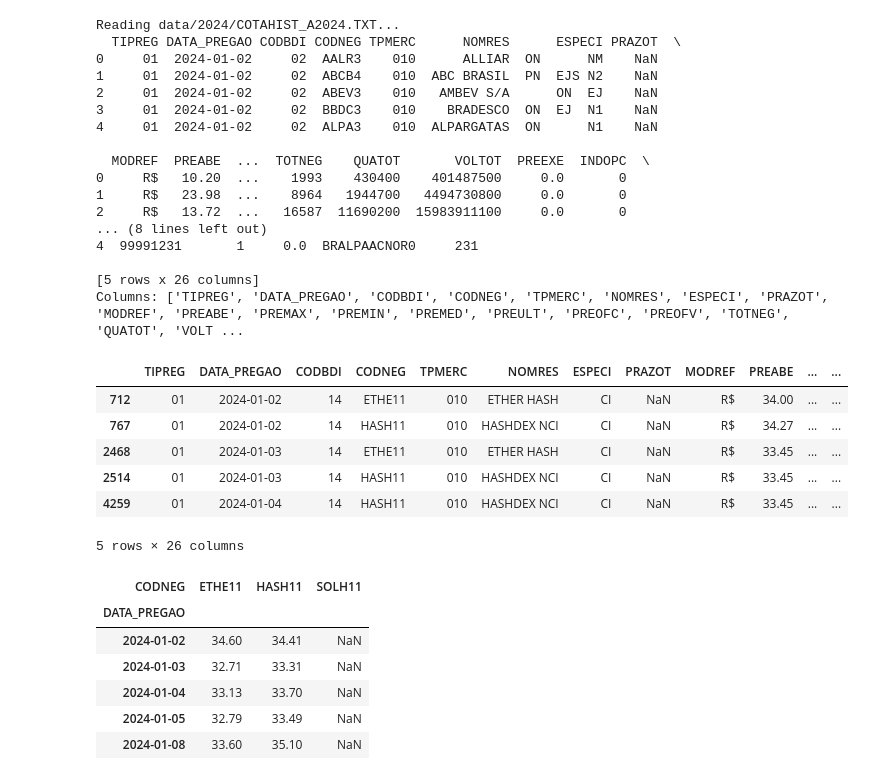
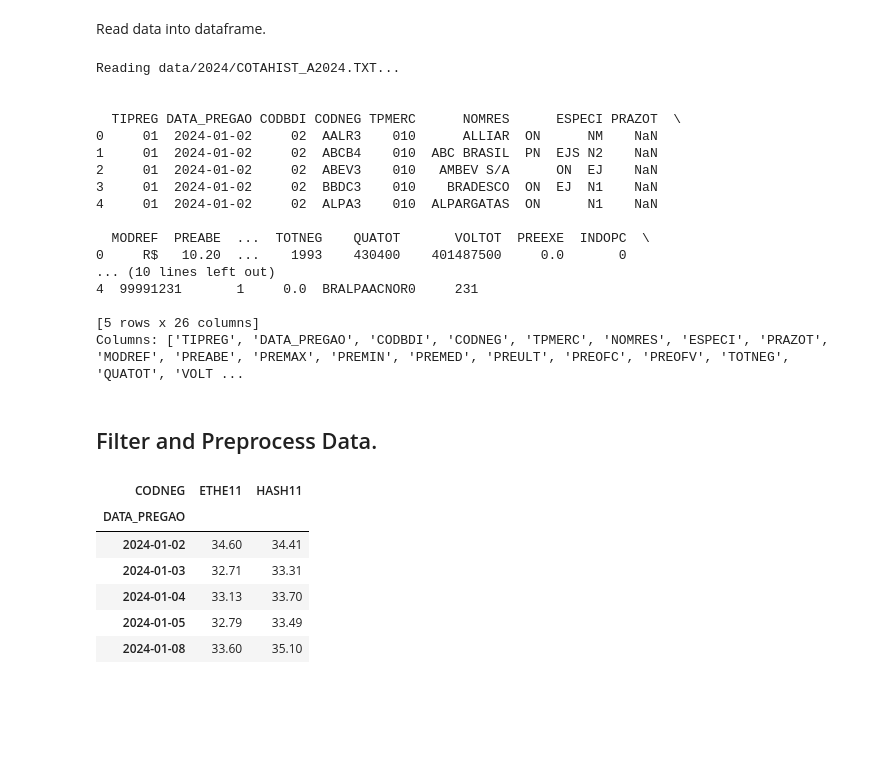
Before and after one commit to MarkDuek/hashdex-tech-challenge, a Jupyter notebook: asset_history_analysis.ipynb, the cells around one changed output. Cells and saved outputs as stored; diff of their text form; code cells hidden in the pictures; blank space fills up the shorter version.

```diff
--- a/asset_history_analysis.ipynb
+++ b/asset_history_analysis.ipynb
@@ -4,10 +13,9 @@ from prepare_data import download_and_unzip, read_data
 # %%
-years = [
-    2024,
-    # 2023,
-    # 2022,
-]
+years = [2024,
+         # 2023,
+         # 2022
+        ]
+
+assets_allocation = {'HASH11': 20000,
+                     # 'SOLH11': 30000,
+                     'ETHE11': 10000}
-# %%
-assets_allocation = {'HASH11': 20000,
-                     'SOLH11': 30000,
-                     'ETHE11': 10000}
@@ -102,8 +39,9 @@ memory usage: 482.6+ MB
+# %% [markdown]
+Read data into dataframe.
 # %%
-# Read the data into a Pandas DataFrame
 data = read_data(years, data_dir="data")
 
-# Check the result
+print("\n")
 if data is not None:
     print(data.head())
     print("Columns:", data.columns.tolist())
@@ -111,6 +49,8 @@ else:
     print("No data loaded.")
 # %% [output]
 Reading data/2024/COTAHIST_A2024.TXT...
+
+
   TIPREG DATA_PREGAO CODBDI CODNEG TPMERC      NOMRES      ESPECI PRAZOT  \
 0     01  2024-01-02     02  AALR3    010      ALLIAR  ON      NM    NaN
 1     01  2024-01-02     02  ABCB4    010  ABC BRASIL  PN  EJS N2    NaN
@@ -120,29 +60,32 @@ Reading data/2024/COTAHIST_A2024.TXT...
 
   MODREF  PREABE  ...  TOTNEG    QUATOT       VOLTOT  PREEXE  INDOPC  \
 0     R$   10.20  ...    1993    430400    401487500     0.0       0
-1     R$   23.98  ...    8964   1944700   4494730800     0.0       0
-2     R$   13.72  ...   16587  11690200  15983911100     0.0       0
-... (8 lines left out)
+... (10 lines left out)
 4  99991231       1     0.0  BRALPAACNOR0     231
 
 [5 rows x 26 columns]
 Columns: ['TIPREG', 'DATA_PREGAO', 'CODBDI', 'CODNEG', 'TPMERC', 'NOMRES', 'ESPECI', 'PRAZOT', 'MODREF', 'PREABE', 'PREMAX', 'PREMIN', 'PREMED', 'PREULT', 'PREOFC', 'PREOFV', 'TOTNEG', 'QUATOT', 'VOLT ...
+# %% [markdown]
+## Filter and Preprocess Data.
 # %%
-def get_asset_history(df, assets_allocation):
-
+def get_filtered_history(df, assets_allocation):
     # Filter the dataframe using the keys of assets_allocation
     filtered_df = df[df['CODNEG'].isin(assets_allocation.keys())].copy()
 
+    pivot_df = filtered_df.pivot(index='DATA_PREGAO', columns='CODNEG', values='PREULT')
+    pivot_df.sort_index(inplace=True)
+    pivot_df = pivot_df.reindex(sorted(pivot_df.columns), axis=1)
 
-    return filtered_df
+    return pivot_df
 # %%
-df = get_asset_history(data, assets_allocation)
+df = get_filtered_history(data, assets_allocation)
+
 df.head()
 # %% [output]
-|  | TIPREG | DATA_PREGAO | CODBDI | CODNEG | TPMERC | NOMRES | ESPECI | PRAZOT | MODREF | PREABE | ... | ... |
-| 712 | 01 | 2024-01-02 | 14 | ETHE11 | 010 | ETHER HASH | CI | NaN | R$ | 34.00 | ... | ... |
-| 767 | 01 | 2024-01-02 | 14 | HASH11 | 010 | HASHDEX NCI | CI | NaN | R$ | 34.27 | ... | ... |
-| 2468 | 01 | 2024-01-03 | 14 | ETHE11 | 010 | ETHER HASH | CI | NaN | R$ | 33.45 | ... | ... |
-| 2514 | 01 | 2024-01-03 | 14 | HASH11 | 010 | HASHDEX NCI | CI | NaN | R$ | 33.45 | ... | ... |
-| 4259 | 01 | 2024-01-04 | 14 | HASH11 | 010 | HASHDEX NCI | CI | NaN | R$ | 33.45 | ... | ... |
+| CODNEG | ETHE11 | HASH11 |
+| DATA_PREGAO |  |  |
+| 2024-01-02 | 34.60 | 34.41 |
+| 2024-01-03 | 32.71 | 33.31 |
+| 2024-01-04 | 33.13 | 33.70 |
+| 2024-01-05 | 32.79 | 33.49 |
+| 2024-01-08 | 33.60 | 35.10 |
-5 rows × 26 columns
@@ -159,14 +92,3 @@ def pivot_preult_by_asset(df):
-# %%
-df = pivot_preult_by_asset(df)
-df.head()
-# %% [output]
-| CODNEG | ETHE11 | HASH11 | SOLH11 |
-| DATA_PREGAO |  |  |  |
-| 2024-01-02 | 34.60 | 34.41 | NaN |
-| 2024-01-03 | 32.71 | 33.31 | NaN |
-| 2024-01-04 | 33.13 | 33.70 | NaN |
-| 2024-01-05 | 32.79 | 33.49 | NaN |
-| 2024-01-08 | 33.60 | 35.10 | NaN |
 # %%
 df.info()
 # %% [output]
```
Also changed, not shown: parts of 24 cells of this notebook.
